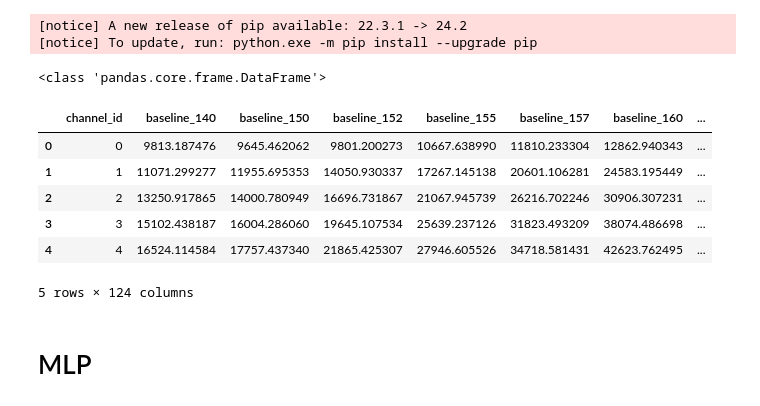
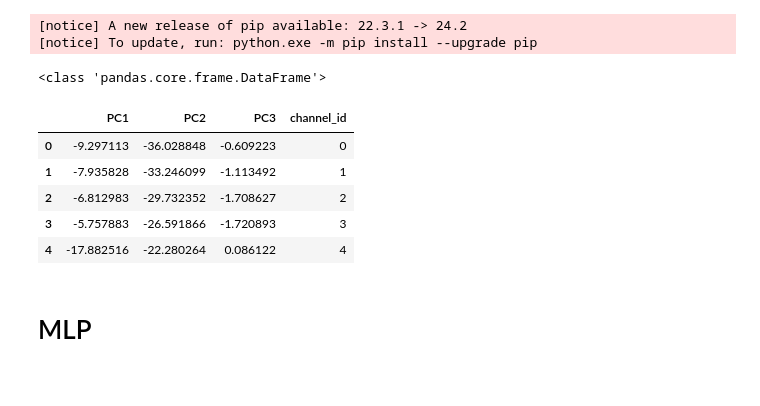
Before and after one commit to gavinlouuu-kpt/uom_explore, a Jupyter notebook: data_science/model_explore_0.0.1.ipynb, the cells around one changed output. Saved outputs shown, nothing was run; the diff lists cells and outputs as text; code cells hidden in the pictures.

```diff
--- a/data_science/model_explore_0.0.1.ipynb
+++ b/data_science/model_explore_0.0.1.ipynb
@@ -19,33 +19,33 @@ import json
 # %%
 
 spk_data = "D:\\code\\uom_explore\\model_input\\3_features.csv"
+spk_pca_data = "D:\\code\\uom_explore\\model_input\\pca_df.csv"
 
 hkr_wsl_data = "/home/hk-wsl/code/uom_explore/model_input/feature_matrix.csv"
 hkr_pca_data = "/home/hk-wsl/code/uom_explore/model_input/feature_pca.csv"
 
 spk_json = "/home/gavinlouuu/coding/uom_explore/data_science/parameter.json"
 hkr_wsl_json = "/home/hk-wsl/code/uom_explore/data_science/parameter.json"
 
-data_path = spk_data
+data_path = spk_pca_data
 param_path = hkr_wsl_json
 
 with open('parameter.json','r') as file:
     params = json.load(file)
 
 df = pd.read_csv(data_path)
 # drop experiment_id column
 df.drop('experiment_id', axis=1, inplace=True)
 print(type(df))
 df.head()
 # %% [output]
 <class 'pandas.core.frame.DataFrame'>
-|  | channel_id | baseline_140 | baseline_150 | baseline_152 | baseline_155 | baseline_157 | baseline_160 | ... |
-| 0 | 0 | 9813.187476 | 9645.462062 | 9801.200273 | 10667.638990 | 11810.233304 | 12862.940343 | ... |
-| 1 | 1 | 11071.299277 | 11955.695353 | 14050.930337 | 17267.145138 | 20601.106281 | 24583.195449 | ... |
-| 2 | 2 | 13250.917865 | 14000.780949 | 16696.731867 | 21067.945739 | 26216.702246 | 30906.307231 | ... |
-| 3 | 3 | 15102.438187 | 16004.286060 | 19645.107534 | 25639.237126 | 31823.493209 | 38074.486698 | ... |
-| 4 | 4 | 16524.114584 | 17757.437340 | 21865.425307 | 27946.605526 | 34718.581431 | 42623.762495 | ... |
+|  | PC1 | PC2 | PC3 | channel_id |
+| 0 | -9.297113 | -36.028848 | -0.609223 | 0 |
+| 1 | -7.935828 | -33.246099 | -1.113492 | 1 |
+| 2 | -6.812983 | -29.732352 | -1.708627 | 2 |
+| 3 | -5.757883 | -26.591866 | -1.720893 | 3 |
+| 4 | -17.882516 | -22.280264 | 0.086122 | 4 |
-5 rows × 124 columns
 # %%
 # check data for NaN
 # df.isnull().sum()
```
Also changed, not shown: parts of 2 cells of this notebook, 5 other files.
